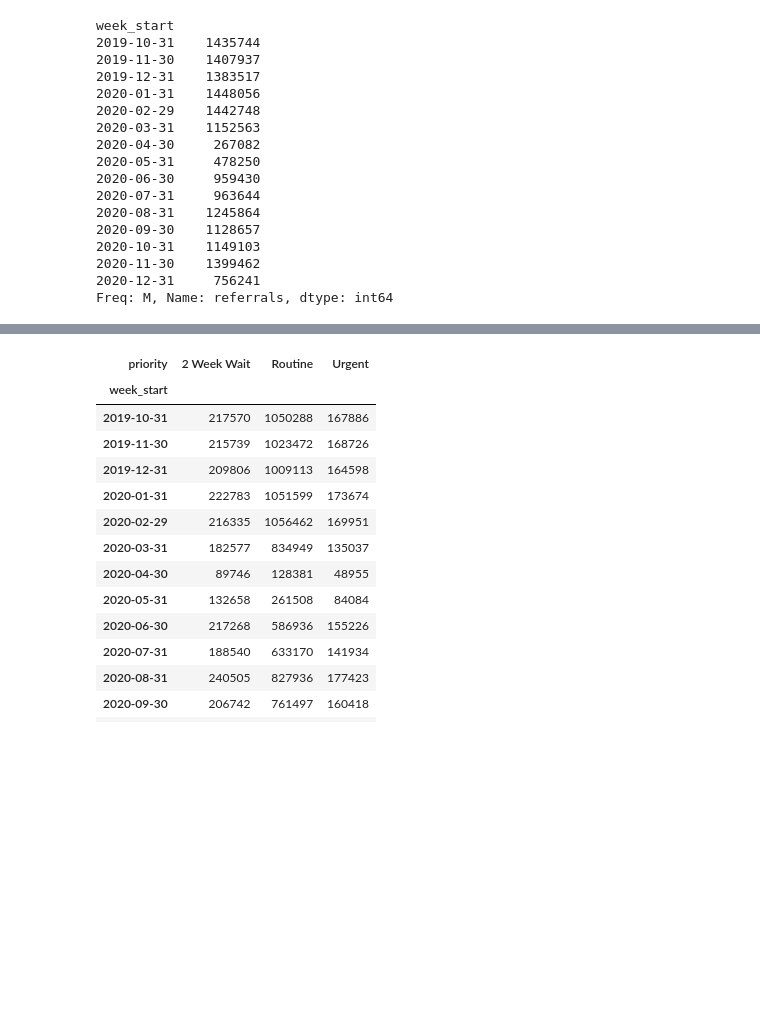
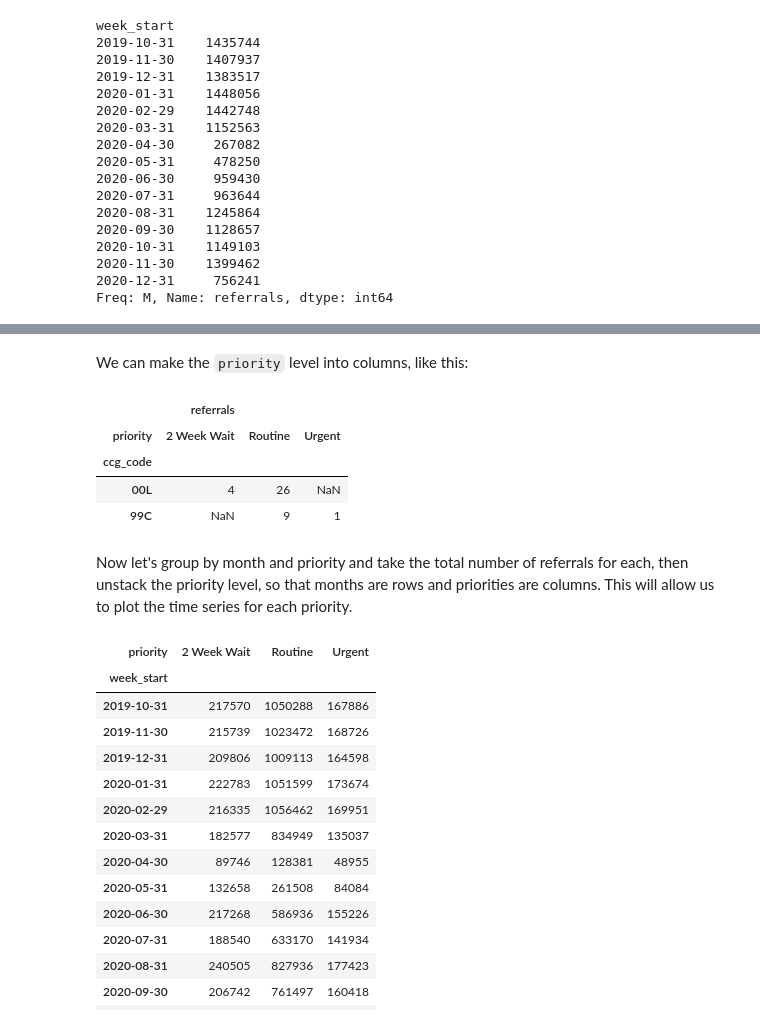
Before and after one commit to carnall-farrar/python_club, a Jupyter notebook: notebooks/analysis/aggregation.ipynb, the cells around one changed output, grey strips where cells are left out. Saved outputs shown, nothing was run; the diff lists cells and outputs as text; code cells hidden in the pictures; blank space fills up the shorter version.

```diff
--- a/notebooks/analysis/aggregation.ipynb
+++ b/notebooks/analysis/aggregation.ipynb
@@ -217,0 +256,3 @@ Let's group by month and priority and take the total number of referrals for eac
+# %%
+gb_example_stacked = example.groupby(['ccg_code', 'priority']).sum()
+gb_example_stacked
@@ -218,3 +266,15 @@ Let's group by month and priority and take the total number of referrals for eac
+# %% [markdown]
+We can make the `priority` level into columns, like this:
+# %%
+gb_example_stacked.unstack('priority')
+# %% [output]
+|  | referrals |  |  |
+| priority | 2 Week Wait | Routine | Urgent |
+| ccg_code |  |  |  |
+| 00L | 4 | 26 | NaN |
+| 99C | NaN | 9 | 1 |
+# %% [markdown]
+Now let's group by month and priority and take the total number of referrals for each, then unstack the priority level, so that months are rows and priorities are columns. This will allow us to plot the time series for each priority.
 # %%
 gb_monthly_priority = df.groupby([pd.Grouper(key='week_start', freq='M'), 'priority'])
 ref_monthly_priority = gb_monthly_priority['referrals'].sum()
```
Also changed, not shown: parts of 18 cells of this notebook.
